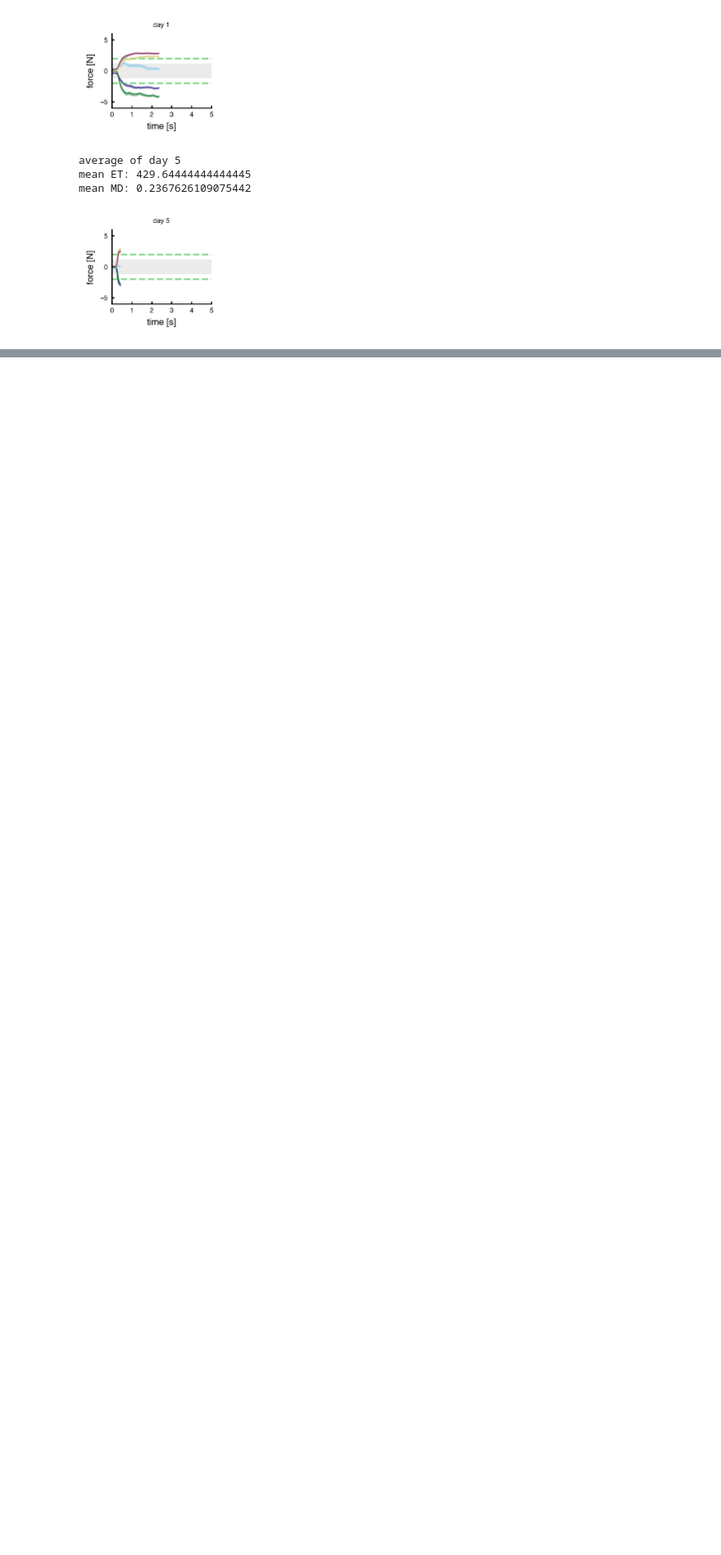
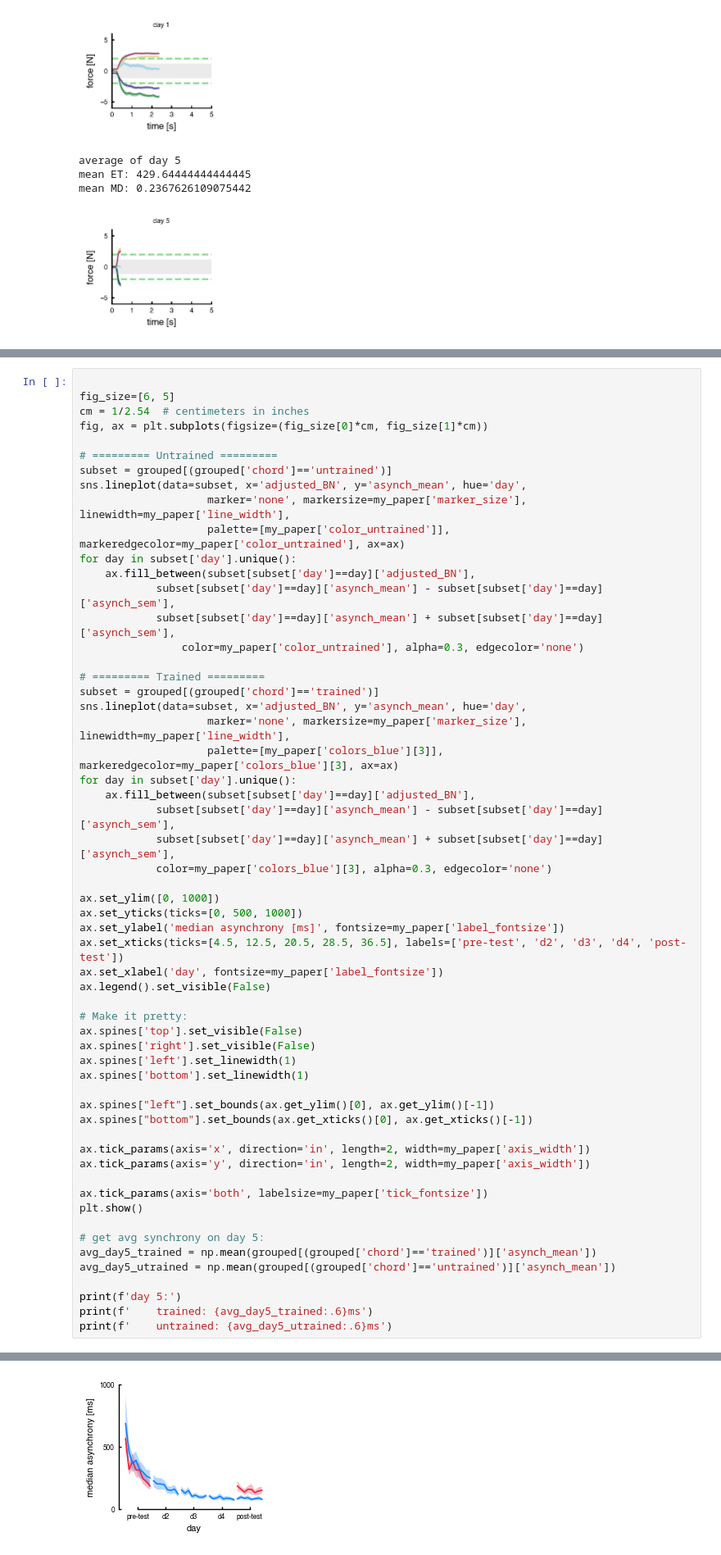
Before and after one commit to alighavam/EFC2, a Jupyter notebook: efc2_notebook.ipynb, the cells around one changed output, grey strips where cells are left out. Shown: that part at 82% size. Drawn from its saved outputs; the diff is of its cells as text; blank space fills up the shorter version.

Commit message:
update asynchrony

```diff
--- a/efc2_notebook.ipynb
+++ b/efc2_notebook.ipynb
@@ -244,0 +350,58 @@ mean MD: 0.2367626109075442
+# %%
+
+fig_size=[6, 5]
+cm = 1/2.54  # centimeters in inches
+fig, ax = plt.subplots(figsize=(fig_size[0]*cm, fig_size[1]*cm))
+
+# ========= Untrained =========
+subset = grouped[(grouped['chord']=='untrained')]
+sns.lineplot(data=subset, x='adjusted_BN', y='asynch_mean', hue='day',
+                    marker='none', markersize=my_paper['marker_size'], linewidth=my_paper['line_width'],
+                    palette=[my_paper['color_untrained']], markeredgecolor=my_paper['color_untrained'], ax=ax)
+for day in subset['day'].unique():
+    ax.fill_between(subset[subset['day']==day]['adjusted_BN'],
+            subset[subset['day']==day]['asynch_mean'] - subset[subset['day']==day]['asynch_sem'],
+            subset[subset['day']==day]['asynch_mean'] + subset[subset['day']==day]['asynch_sem'],
+                color=my_paper['color_untrained'], alpha=0.3, edgecolor='none')
+
+# ========= Trained =========
+subset = grouped[(grouped['chord']=='trained')]
+sns.lineplot(data=subset, x='adjusted_BN', y='asynch_mean', hue='day',
+                    marker='none', markersize=my_paper['marker_size'], linewidth=my_paper['line_width'],
+                    palette=[my_paper['colors_blue'][3]], markeredgecolor=my_paper['colors_blue'][3], ax=ax)
+for day in subset['day'].unique():
+    ax.fill_between(subset[subset['day']==day]['adjusted_BN'],
+            subset[subset['day']==day]['asynch_mean'] - subset[subset['day']==day]['asynch_sem'],
+            subset[subset['day']==day]['asynch_mean'] + subset[subset['day']==day]['asynch_sem'],
+            color=my_paper['colors_blue'][3], alpha=0.3, edgecolor='none')
+
+ax.set_ylim([0, 1000])
+ax.set_yticks(ticks=[0, 500, 1000])
+ax.set_ylabel('median asynchrony [ms]', fontsize=my_paper['label_fontsize'])
+ax.set_xticks(ticks=[4.5, 12.5, 20.5, 28.5, 36.5], labels=['pre-test', 'd2', 'd3', 'd4', 'post-test'])
+ax.set_xlabel('day', fontsize=my_paper['label_fontsize'])
+ax.legend().set_visible(False)
+
+# Make it pretty:
+ax.spines['top'].set_visible(False)
+ax.spines['right'].set_visible(False)
+ax.spines['left'].set_linewidth(1)
+ax.spines['bottom'].set_linewidth(1)
+
+ax.spines["left"].set_bounds(ax.get_ylim()[0], ax.get_ylim()[-1])
+ax.spines["bottom"].set_bounds(ax.get_xticks()[0], ax.get_xticks()[-1])
+
+ax.tick_params(axis='x', direction='in', length=2, width=my_paper['axis_width'])
+ax.tick_params(axis='y', direction='in', length=2, width=my_paper['axis_width'])
+
+ax.tick_params(axis='both', labelsize=my_paper['tick_fontsize'])
+plt.show()
+
+# get avg synchrony on day 5:
+avg_day5_trained = np.mean(grouped[(grouped['chord']=='trained')]['asynch_mean'])
+avg_day5_utrained = np.mean(grouped[(grouped['chord']=='untrained')]['asynch_mean'])
+
+print(f'day 5:')
+print(f'    trained: {avg_day5_trained:.6}ms')
+print(f'    untrained: {avg_day5_utrained:.6}ms')
+# %% [output]
@@ -244,0 +412 @@ mean MD: 0.2367626109075442
+[figure, added]
```
Also changed, not shown: parts of 3 cells of this notebook, 3 other files.
